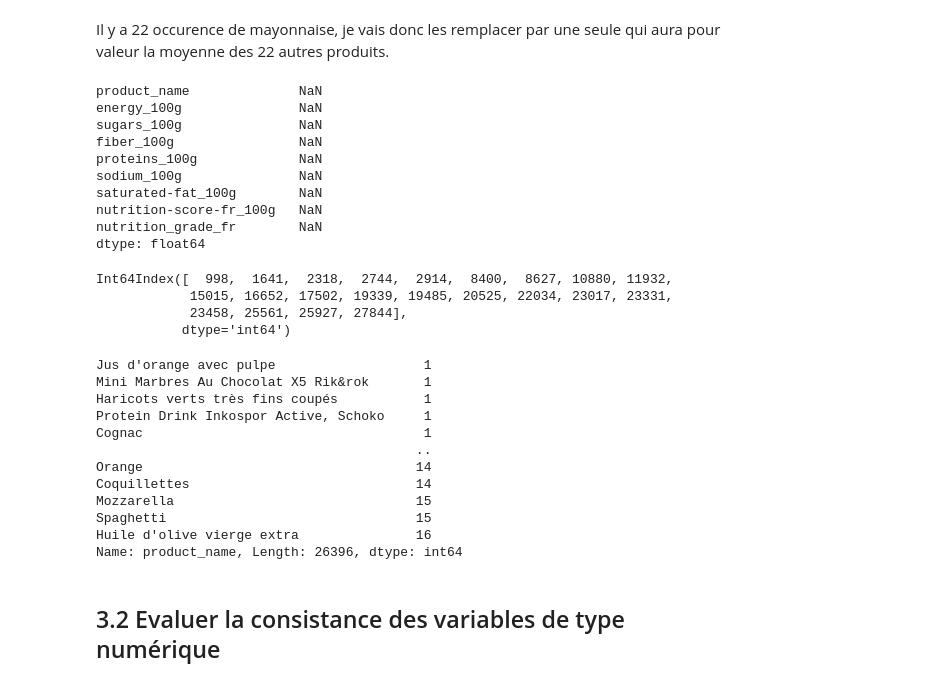
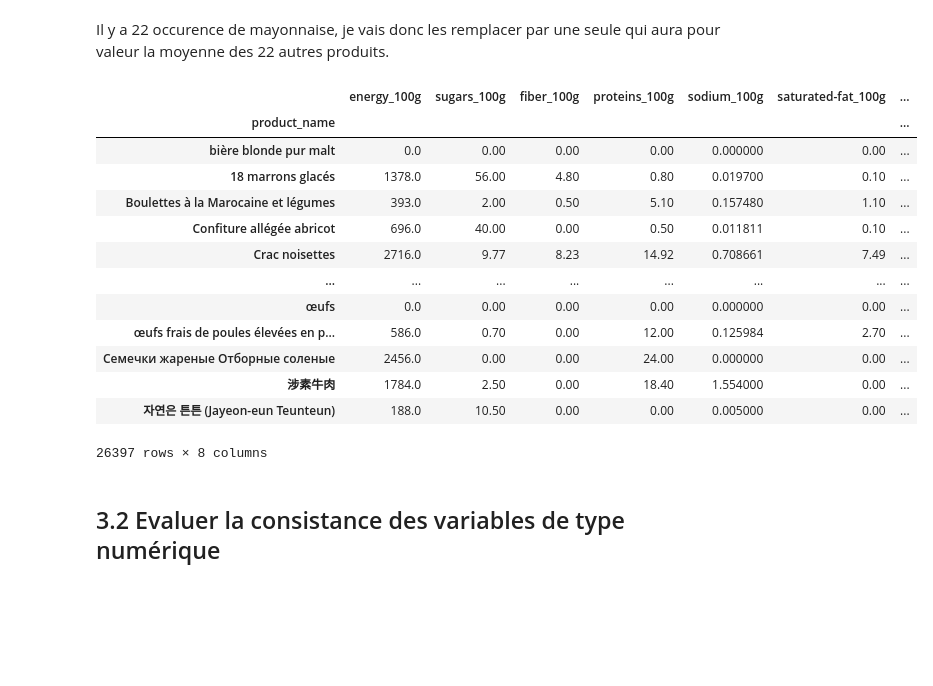
Before and after one commit to MarieDeSmedt/FoodFlix, a Jupyter notebook: notebook/Data_clean.ipynb, the cells around one changed output. Saved outputs shown, nothing was run; the diff lists cells and outputs as text; code cells hidden in the pictures; blank space fills up the shorter version.

```diff
--- a/notebook/Data_clean.ipynb
+++ b/notebook/Data_clean.ipynb
@@ -123,47 +123,35 @@ Name: product_name, Length: 26397, dtype: int64
 pour les produits sur-représentés il convient de vérifier quelle valeur est la bonne
 # %% [markdown]
 Il y a 22 occurence de mayonnaise, je vais donc les remplacer par une seule qui aura pour valeur la moyenne des 22 autres produits.
-# %%
-new_row = df[df["product_name"].isin(["Mayonnaise"])].mean()
-print(df[df["product_name"].isin(["Mayonnaise"])].mean())
-# %% [output]
-product_name              NaN
-energy_100g               NaN
-sugars_100g               NaN
-fiber_100g                NaN
-proteins_100g             NaN
-sodium_100g               NaN
-saturated-fat_100g        NaN
-nutrition-score-fr_100g   NaN
-nutrition_grade_fr        NaN
-dtype: float64
-# %%
-df_mayo = df[(df['product_name'].isin(["Mayonnaise"]))]
-idx = df.index[df['product_name'].isin(["Mayonnaise"])]
-print(idx)
-for i in idx:
-    df = df.drop(i)
-# %% [output]
-Int64Index([  998,  1641,  2318,  2744,  2914,  8400,  8627, 10880, 11932,
-            15015, 16652, 17502, 19339, 19485, 20525, 22034, 23017, 23331,
-            23458, 25561, 25927, 27844],
-           dtype='int64')
-# %%
-new_df = df
-new_df['product_name'].value_counts().sort_values()
-# %% [output]
-Jus d'orange avec pulpe                   1
-Mini Marbres Au Chocolat X5 Rik&rok       1
-Haricots verts très fins coupés           1
-Protein Drink Inkospor Active, Schoko     1
-Cognac                                    1
-                                         ..
-Orange                                   14
-Coquillettes                             14
-Mozzarella                               15
-Spaghetti                                15
-Huile d'olive vierge extra               16
-Name: product_name, Length: 26396, dtype: int64
+# %%
+
+df = df.groupby('product_name').agg({'energy_100g':'mean',
+                                     'sugars_100g':'mean',
+                                     'fiber_100g':'mean',
+                                     'proteins_100g':'mean',
+                                     'sodium_100g':'mean',
+                                     'saturated-fat_100g':'mean',
+                                     'nutrition-score-fr_100g':'mean',
+                                     'nutrition_grade_fr':'first'
+                                     })
+
+#check
+df
+# %% [output]
+|  | energy_100g | sugars_100g | fiber_100g | proteins_100g | sodium_100g | saturated-fat_100g | ... |
+| product_name |  |  |  |  |  |  | ... |
+| bière blonde pur malt | 0.0 | 0.00 | 0.00 | 0.00 | 0.000000 | 0.00 | ... |
+| 18 marrons glacés | 1378.0 | 56.00 | 4.80 | 0.80 | 0.019700 | 0.10 | ... |
+| Boulettes à la Marocaine et légumes | 393.0 | 2.00 | 0.50 | 5.10 | 0.157480 | 1.10 | ... |
+| Confiture allégée abricot | 696.0 | 40.00 | 0.00 | 0.50 | 0.011811 | 0.10 | ... |
+| Crac noisettes | 2716.0 | 9.77 | 8.23 | 14.92 | 0.708661 | 7.49 | ... |
+| ... | ... | ... | ... | ... | ... | ... | ... |
+| œufs | 0.0 | 0.00 | 0.00 | 0.00 | 0.000000 | 0.00 | ... |
+| œufs frais de poules élevées en p... | 586.0 | 0.70 | 0.00 | 12.00 | 0.125984 | 2.70 | ... |
+| Семечки жареные Отборные соленые | 2456.0 | 0.00 | 0.00 | 24.00 | 0.000000 | 0.00 | ... |
+| 涉素牛肉 | 1784.0 | 2.50 | 0.00 | 18.40 | 1.554000 | 0.00 | ... |
+| 자연은 튼튼 (Jayeon-eun Teunteun) | 188.0 | 10.50 | 0.00 | 0.00 | 0.005000 | 0.00 | ... |
+26397 rows × 8 columns
 # %% [markdown]
 ## 3.2 Evaluer la consistance des variables de type numérique
 # %% [markdown]
```
